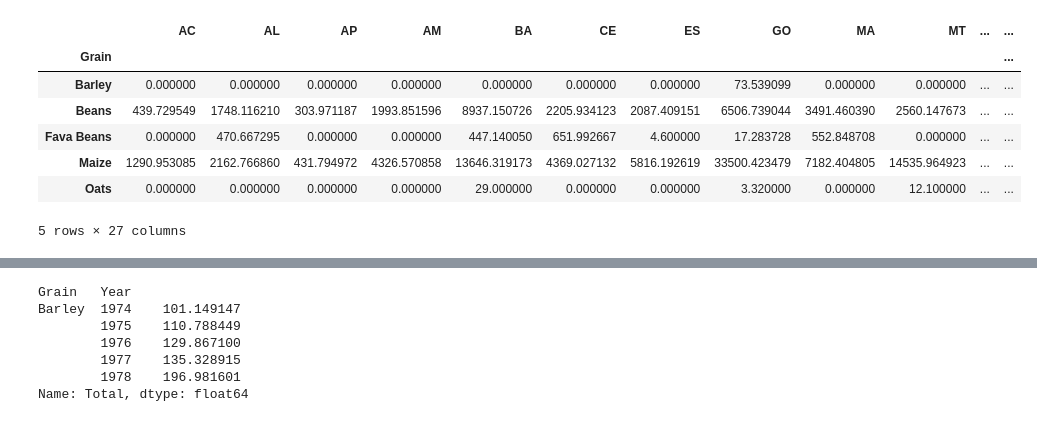
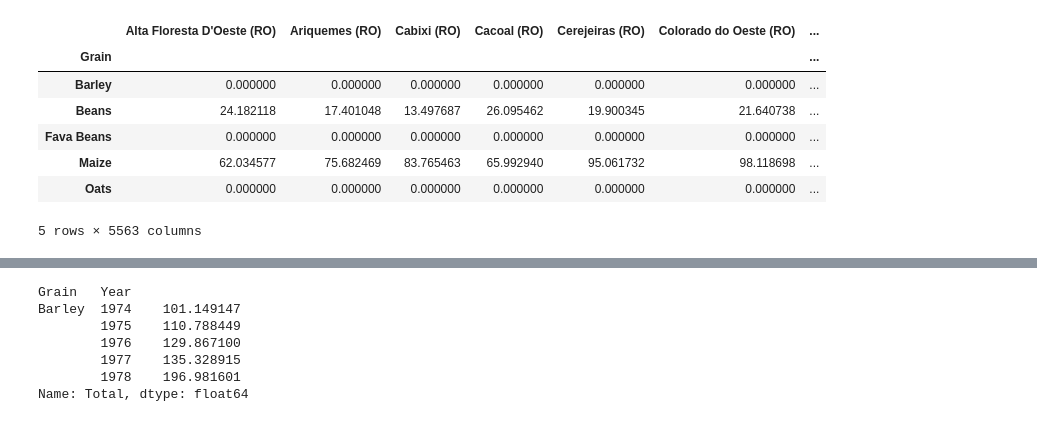
Before and after one commit to thiagomrs/icd2021projetoFinal, a Jupyter notebook: yield.ipynb, the cells around one changed output, grey strips where cells are left out. Cells and saved outputs as stored; diff of their text form; code cells hidden in the pictures.

```diff
--- a/yield.ipynb
+++ b/yield.ipynb
@@ -32,0 +48,3 @@ df_states['Grain'] = df_states['Grain'].astype(str)
+# %%
+df_yield['Year'] = df_yield['Year'].astype(str)
+df_yield.dtypes
@@ -33,15 +64,15 @@ df_states['Grain'] = df_states['Grain'].astype(str)
 # %%
-df_yield_per_grain = df_states.drop(columns='Year').groupby(['Grain']).sum().copy()
+df_yield_per_grain = df_yield.drop(columns='Year').groupby(['Grain']).sum().copy()
 df_yield_per_grain.head()
 # %% [output]
-|  | AC | AL | AP | AM | BA | CE | ES | GO | MA | MT | ... | ... |
-| Grain |  |  |  |  |  |  |  |  |  |  |  | ... |
-| Barley | 0.000000 | 0.000000 | 0.000000 | 0.000000 | 0.000000 | 0.000000 | 0.000000 | 73.539099 | 0.000000 | 0.000000 | ... | ... |
-| Beans | 439.729549 | 1748.116210 | 303.971187 | 1993.851596 | 8937.150726 | 2205.934123 | 2087.409151 | 6506.739044 | 3491.460390 | 2560.147673 | ... | ... |
-| Fava Beans | 0.000000 | 470.667295 | 0.000000 | 0.000000 | 447.140050 | 651.992667 | 4.600000 | 17.283728 | 552.848708 | 0.000000 | ... | ... |
-| Maize | 1290.953085 | 2162.766860 | 431.794972 | 4326.570858 | 13646.319173 | 4369.027132 | 5816.192619 | 33500.423479 | 7182.404805 | 14535.964923 | ... | ... |
-| Oats | 0.000000 | 0.000000 | 0.000000 | 0.000000 | 29.000000 | 0.000000 | 0.000000 | 3.320000 | 0.000000 | 12.100000 | ... | ... |
+|  | Alta Floresta D'Oeste (RO) | Ariquemes (RO) | Cabixi (RO) | Cacoal (RO) | Cerejeiras (RO) | Colorado do Oeste (RO) | ... |
+| Grain |  |  |  |  |  |  | ... |
+| Barley | 0.000000 | 0.000000 | 0.000000 | 0.000000 | 0.000000 | 0.000000 | ... |
+| Beans | 24.182118 | 17.401048 | 13.497687 | 26.095462 | 19.900345 | 21.640738 | ... |
+| Fava Beans | 0.000000 | 0.000000 | 0.000000 | 0.000000 | 0.000000 | 0.000000 | ... |
+| Maize | 62.034577 | 75.682469 | 83.765463 | 65.992940 | 95.061732 | 98.118698 | ... |
+| Oats | 0.000000 | 0.000000 | 0.000000 | 0.000000 | 0.000000 | 0.000000 | ... |
-5 rows × 27 columns
+5 rows × 5563 columns
 # %%
 df_yield_per_grain.insert(0, 'Total', np.zeros(df_yield_per_grain.index.shape))
 # %%
```
Also changed, not shown: parts of 40 cells of this notebook.
